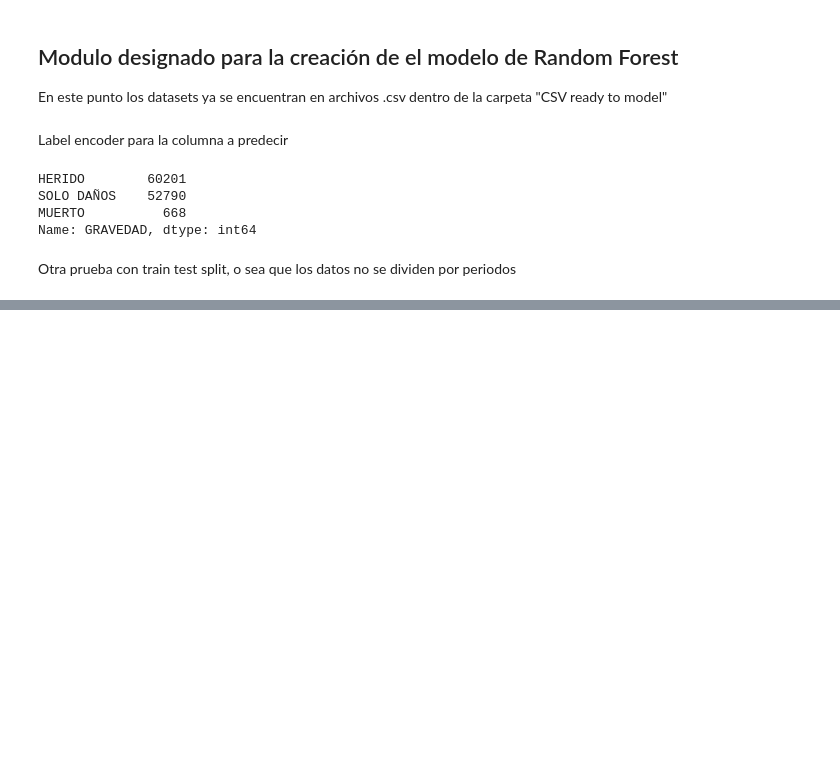
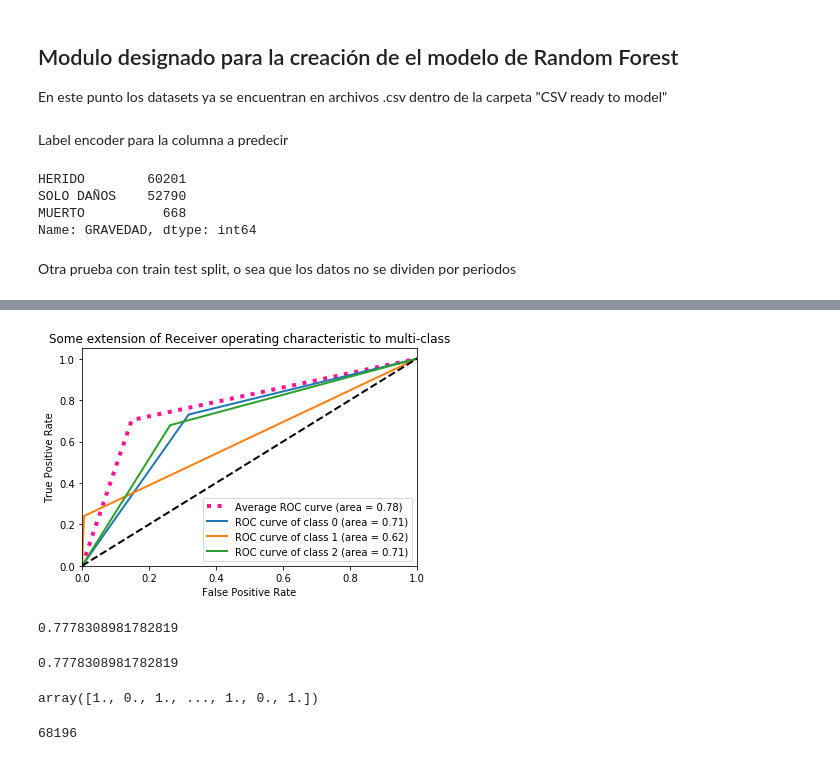
Before and after one commit to Dfriveraa/Accident-predictor, a Jupyter notebook: Models/Random forest/normal.ipynb, the cells around one changed output, grey strips where cells are left out. Saved outputs shown, nothing was run; the diff lists cells and outputs as text; code cells hidden in the pictures; blank space fills up the shorter version.

Commit message:
roc curve random forest

```diff
--- a/Models/Random forest/normal.ipynb
+++ b/Models/Random forest/normal.ipynb
@@ -110,0 +113,4 @@ Eficiencia 0.7506246700686259  Int_Eficiencia 0.0007649855751991657  Sensibilida
+# %%
+model = RandomForestClassifier(n_estimators=1, max_features =9, n_jobs = -1)
+Xtrain, Xtest, Ytrain, Ytest = train_test_split(x, y, test_size=0.2) # Modificar metodología de validación
+model.fit(Xtrain, Ytrain)
@@ -111,3 +126,67 @@ Eficiencia 0.7506246700686259  Int_Eficiencia 0.0007649855751991657  Sensibilida
+# %%
+import numpy as np
+from sklearn.metrics import roc_curve, auc
+import matplotlib.pyplot as plt
+y_predict_proba = model.predict_proba(Xtest)
+
+
+# Compute ROC curve and ROC AUC for each class
+n_classes = 3
+fpr = dict()
+tpr = dict()
+roc_auc = dict()
+all_y_test_i = np.array([])
+all_y_predict_proba = np.array([])
+for i in range(n_classes):
+    y_test_i = list(map(lambda x: 1 if x == i else 0, Ytest))
+    all_y_test_i = np.concatenate([all_y_test_i, y_test_i])
+    all_y_predict_proba = np.concatenate([all_y_predict_proba, y_predict_proba[:, i]])
+    fpr[i], tpr[i], _ = roc_curve(y_test_i, y_predict_proba[:, i])
+    roc_auc[i] = auc(fpr[i], tpr[i])
+
+# Compute micro-average ROC curve and ROC area
+fpr["average"], tpr["average"], _ = roc_curve(all_y_test_i, all_y_predict_proba)
+roc_auc["average"] = auc(fpr["average"], tpr["average"])
+
+# Plot average ROC Curve
+plt.figure()
+plt.plot(fpr["average"], tpr["average"],
+         label='Average ROC curve (area = {0:0.2f})'
+               ''.format(roc_auc["average"]),
+         color='deeppink', linestyle=':', linewidth=4)
+
+# Plot each individual ROC curve
+for i in range(n_classes):
+    plt.plot(fpr[i], tpr[i], lw=2,
+             label='ROC curve of class {0} (area = {1:0.2f})'
+             ''.format(i, roc_auc[i]))
+
+plt.plot([0, 1], [0, 1], 'k--', lw=2)
+plt.xlim([0.0, 1.0])
+plt.ylim([0.0, 1.05])
+plt.xlabel('False Positive Rate')
+plt.ylabel('True Positive Rate')
+plt.title('Some extension of Receiver operating characteristic to multi-class')
+plt.legend(loc="lower right")
+plt.show()
+# %% [output]
+[figure, added]
+# %%
+roc_auc["average"]
+# %% [output]
+0.7778308981782819
+# %%
+auc(fpr["average"], tpr["average"])
+# %% [output]
+0.7778308981782819
+# %%
+all_y_test_i
+# %% [output]
+array([1., 0., 1., ..., 1., 0., 1.])
+# %%
+len(all_y_predict_proba)
+# %% [output]
+68196
 # %%
 import qgrid #Este paquete toca instalarlo o f
 import pandas as pd
```
Also changed, not shown: parts of 5 cells of this notebook, 1 other file.
